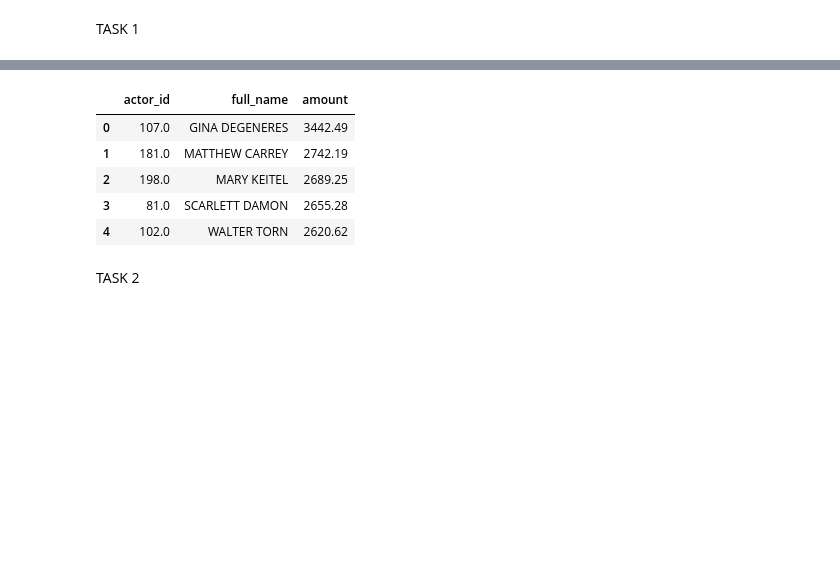
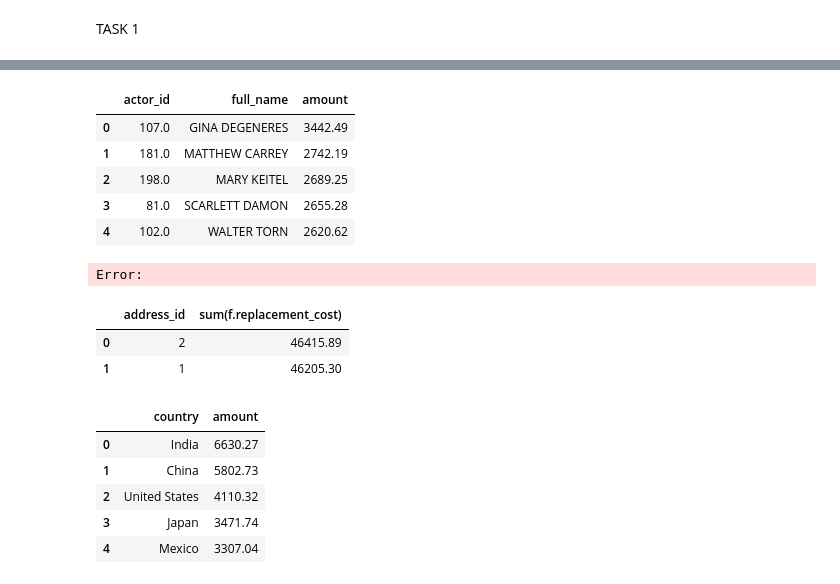
Before and after one commit to karlrydberg-stack/lab_sql_karl_rydberg_de25, a Jupyter notebook: test_sakila.ipynb, the cells around one changed output, grey strips where cells are left out. Cells and saved outputs as stored; diff of their text form; code cells hidden in the pictures; blank space fills up the shorter version.

```diff
--- a/test_sakila.ipynb
+++ b/test_sakila.ipynb
@@ -132,9 +134,10 @@ print(missing_id.values.flatten())
 # %%
 # Which actors might be more lucrative?
 
-lucrative_actors = duckdb.sql("""SELECT a.actor_id,
-                                CONCAT(a.first_name, ' ', a.last_name) AS full_name,
-                                SUM(p.amount) AS amount
+lucrative_actors = duckdb.sql("""--sql
+                                SELECT a.actor_id,
+                                 CONCAT(a.first_name, ' ', a.last_name) AS full_name,
+                                 SUM(p.amount) AS amount
                                 FROM actor a
                                 LEFT JOIN film_actor fa ON a.actor_id = fa.actor_id
                                 LEFT JOIN film f ON fa.film_id = f.film_id
@@ -152,7 +155,44 @@ lucrative_actors.head()
 | 2 | 198.0 | MARY KEITEL | 2689.25 |
 | 3 | 81.0 | SCARLETT DAMON | 2655.28 |
 | 4 | 102.0 | WALTER TORN | 2620.62 |
+Error:
 # %%
-# In which cities should the stores close?
+# In case a store burns down the insurance company want data on the sum of the replacement costs of the films in each store
+
+sum_replacement_cost = duckdb.sql("""--sql
+                                SELECT
+                                 s.address_id,
+                                 sum(f.replacement_cost)
+                                FROM store s
+                                LEFT JOIN inventory i ON s.store_id = i.store_id
+                                LEFT JOIN film f ON i.film_id = f.film_id
+                                GROUP BY address_id;""").df()
+
+sum_replacement_cost
+# %% [output]
+|  | address_id | sum(f.replacement_cost) |
+| 0 | 2 | 46415.89 |
+| 1 | 1 | 46205.30 |
-# %% [markdown]
-TASK 2
+# %%
+# The head of business development wants to know which countries make up the majority of sales for future expansions
+
+revenue_by_country = duckdb.sql("""--sql
+                                SELECT
+                                 co.country,
+                                 sum(p.amount) AS amount
+                                FROM country co
+                                LEFT JOIN city ci ON ci.country_id = co.country_id
+                                LEFT JOIN address a ON a.city_id = ci.city_id
+                                LEFT JOIN customer cu ON cu.address_id = a.address_id
+                                LEFT JOIN payment p ON p.customer_id = cu.customer_id
+                                GROUP BY co.country
+                                ORDER BY amount DESC;""").df()
+
+revenue_by_country.head()
+# %% [output]
+|  | country | amount |
+| 0 | India | 6630.27 |
+| 1 | China | 5802.73 |
+| 2 | United States | 4110.32 |
+| 3 | Japan | 3471.74 |
+| 4 | Mexico | 3307.04 |
```
Also changed, not shown: parts of 12 cells of this notebook, 8 other files.
